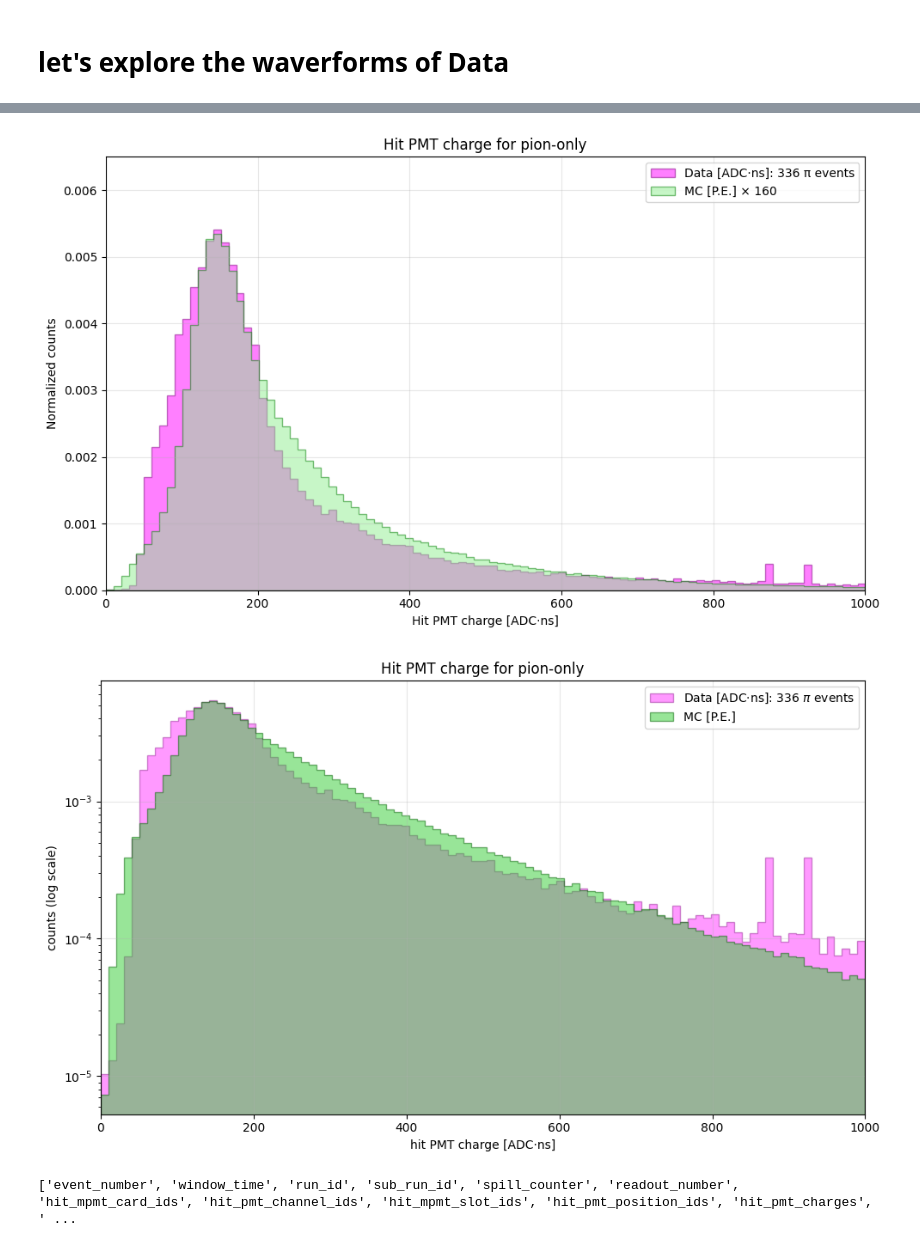
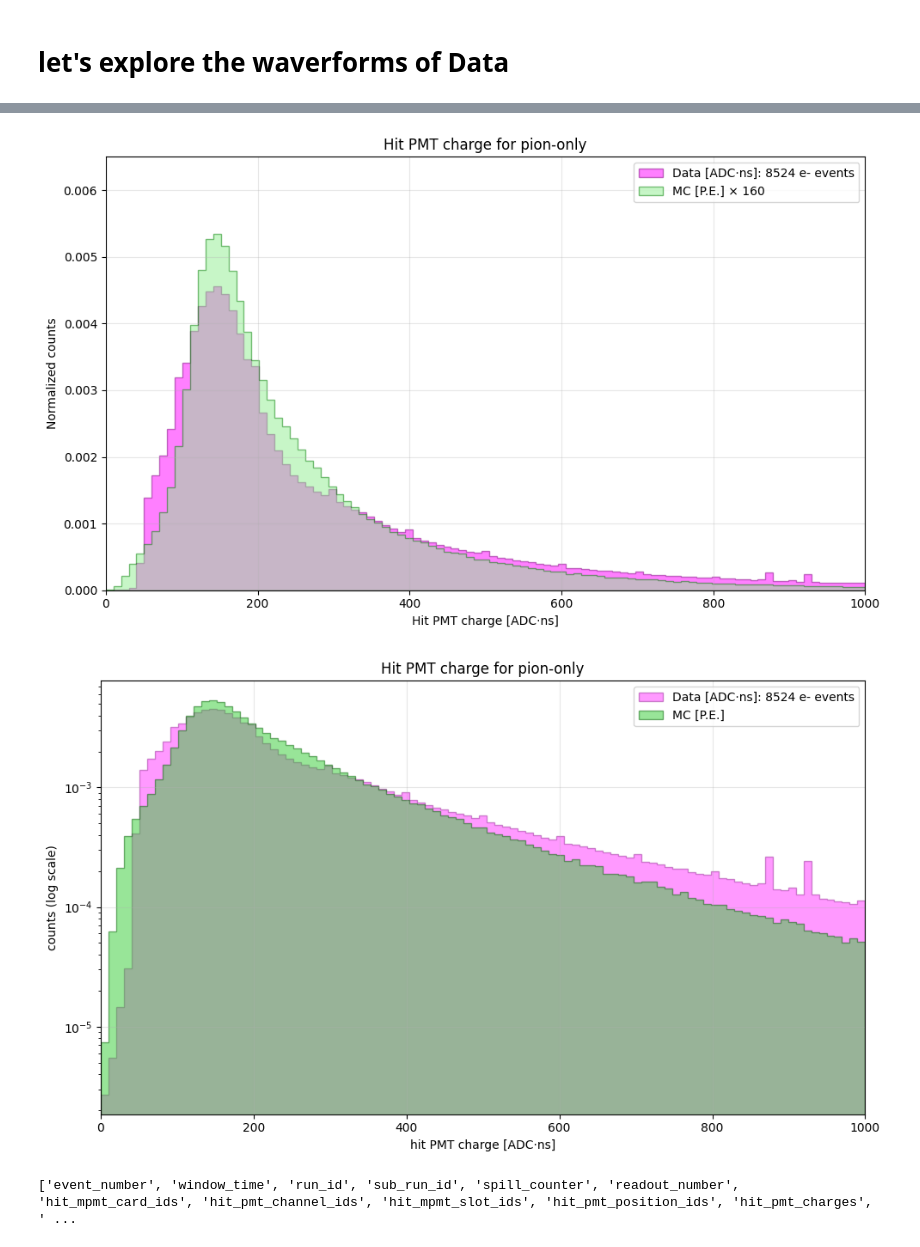
Before and after one commit to elenaramos44/WCTE_MC-Data_Validation_with_GAIN_Calibration, a Jupyter notebook: new_MCvsData.ipynb, the cells around one changed output, grey strips where cells are left out. Drawn from its saved outputs; the diff is of its cells as text; code cells hidden in the pictures.

```diff
--- a/new_MCvsData.ipynb
+++ b/new_MCvsData.ipynb
@@ -51,14 +52,14 @@ beamline_pmt_qdc_ids 21454 * var * int32
 beamline_pmt_tdc_ids 21454 * var * int32
 # %%
 import sys
-sys.path.append("/scratch/elena/WCTE_2025_commissioning/2025_data")
+sys.path.append("/scratch/elena/WCTE_DATA_ANALYSIS/WCTE_2025_commissioning/2025_data/")
 import DataQualityNotebooks.VMEAnalysis as VMEAnalysisModule
 import importlib
 importlib.reload(VMEAnalysisModule)
 from DataQualityNotebooks.VMEAnalysis import VMEAnalysis
 
 
-config_file = "/scratch/elena/WCTE_2025_commissioning/config/lep_v51_config.json"
+config_file = "/scratch/elena/WCTE_DATA_ANALYSIS/WCTE_2025_commissioning/config/lep_v51_config.json"
 vme_analysis_cut = {
     "t4_qcut": 300,
     "hc0_cut": 150,
@@ -85,11 +86,11 @@ q, tdc = vme.load_data(qdc_ids, qdc_charges, tdc_ids, tdc_times)
 #apply cuts (mask)
 vme.make_cuts_on_data(qdc_ids, qdc_charges, tdc_ids, tdc_times)
 
-#mask for pion-only
-pion_mask = vme.getEventMask("pion-only")
+#mask for e-only
+e_mask = vme.getEventMask("e-only")
 
 #apply mask to the awkward array to filter events
-data = data[pion_mask]
+data = data[e_mask]
 
-print(f"Selected {len(data)} pion-like events")     #out of {len(df_data)} total events")
+print(f"Selected {len(data)} e-like events")     #out of {len(df_data)} total events")
 # %% [output]
@@ -271,7 +272,7 @@ bins = np.linspace(min_range_charge, max_range_charge, 100)
 plt.figure(figsize=(10, 6))
 #data
 plt.hist(data_charges, bins=bins, alpha=0.5, color='magenta',
-         label=f'Data [ADC·ns]: {len(data)} π events',
+         label=f'Data [ADC·ns]: {len(data)} e- events',
          histtype='stepfilled', density=True, edgecolor='purple')
 #MC
 plt.hist(mc_charges, bins=bins, alpha=0.5, color='lightgreen',
@@ -289,36 +290,36 @@ plt.yticks(np.linspace(0, 0.006, 7))  #0.0, 0.001, ..., 0.006
 plt.tight_layout()
 plt.show()
 # %% [output]
-[figure, old version]
+[figure, new version]
 # %%
 #usamos los mismos data_charges y mc_charges filtrados pion-only
 #data_charges ya filtrado
 #mc_charges raw ya filtrado
 mc_charges_scaled = mc_charges * 160  # scale factor
 
 min_range_charge = 0
 max_range_charge = 1000
 bins = np.linspace(min_range_charge, max_range_charge, 100)
 
 #plot MC no escalado
 plt.figure(figsize=(10, 6))
 plt.hist(data_charges, bins=bins, alpha=0.4, color='magenta',
-         label=f'Data [ADC·ns]: {len(data)} $\pi$ events',
+         label=f'Data [ADC·ns]: {len(data)} e- events',
          histtype='stepfilled', density=True, edgecolor='purple')
 plt.hist(mc_charges, bins=bins, alpha=0.5, color='limegreen',
          label='MC [P.E.]',
          histtype='stepfilled', density=True, edgecolor='darkgreen')
 plt.yscale('log')
 plt.xlabel('hit PMT charge [ADC·ns]')
 plt.ylabel('counts (log scale)')
 plt.title('Hit PMT charge for pion-only')
 plt.legend()
 plt.grid(True, alpha=0.3)
 plt.xlim(min_range_charge, max_range_charge)
 plt.tight_layout()
 plt.show()
 # %% [output]
-[figure, old version]
+[figure, new version]
 # %%
 print(mc.fields)
 # %% [output]
```
Also changed, not shown: parts of 10 cells of this notebook.
